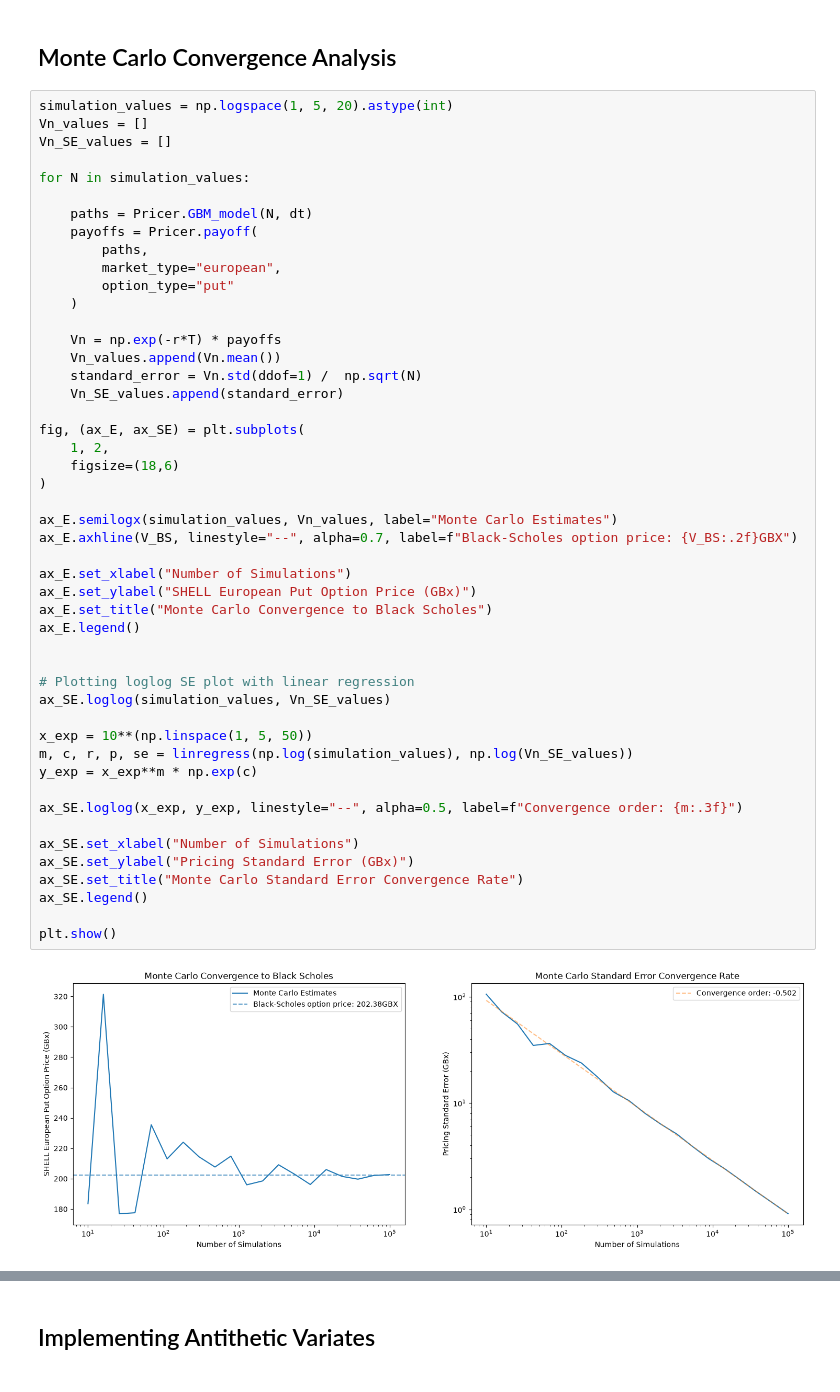
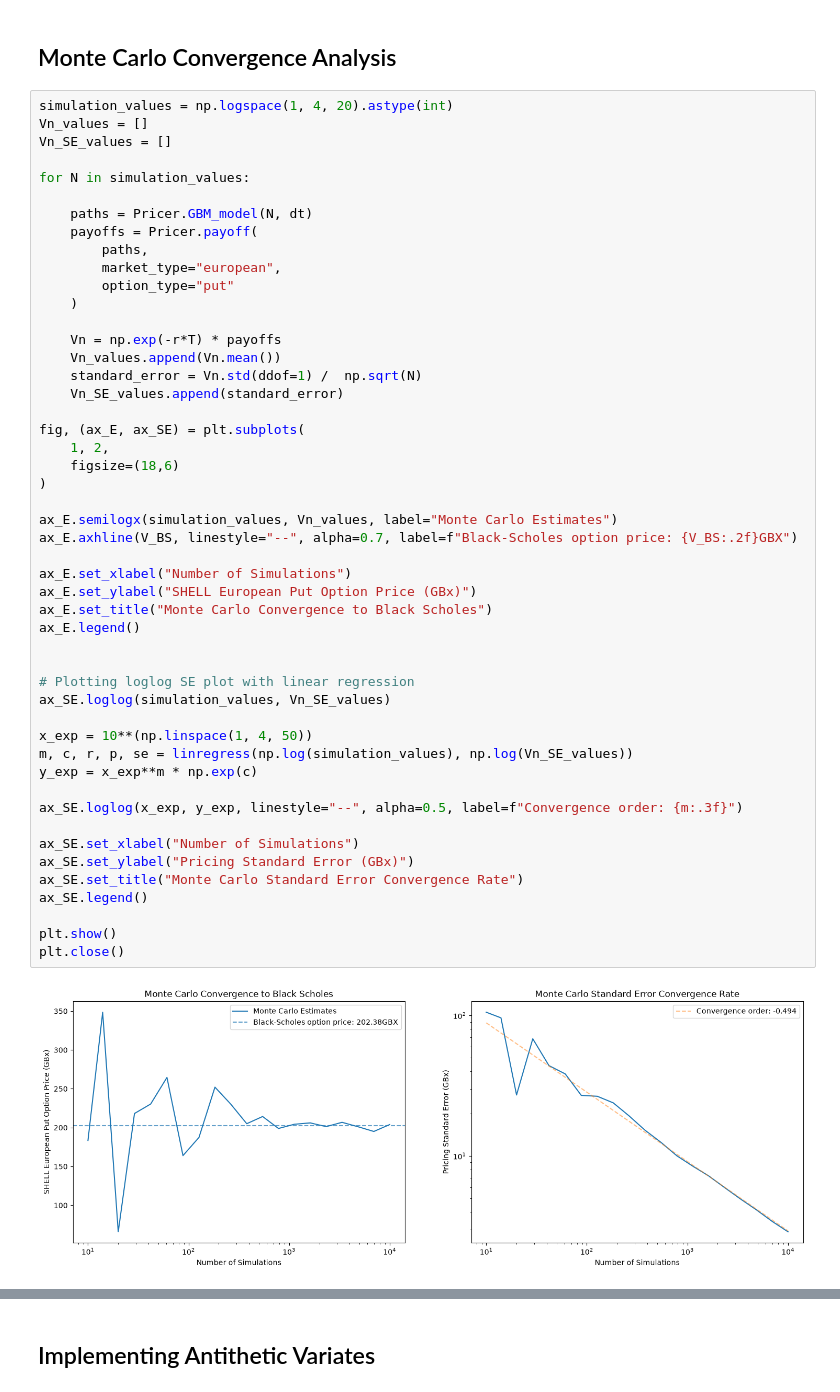
Before and after one commit to george-powell/python-mini-projects, a Jupyter notebook: monteCarloOptionPricing/main.ipynb, the cells around one changed output, grey strips where cells are left out. Drawn from its saved outputs; the diff is of its cells as text.

```diff
--- a/monteCarloOptionPricing/main.ipynb
+++ b/monteCarloOptionPricing/main.ipynb
@@ -99,7 +99,7 @@ The Monte Carlo estimate well aproximates Black-Scholes' algebraic option price,
 # %% [markdown]
 ## Monte Carlo Convergence Analysis
 # %%
-simulation_values = np.logspace(1, 5, 20).astype(int)
+simulation_values = np.logspace(1, 4, 20).astype(int)
 Vn_values = []
 Vn_SE_values = []
 
@@ -119,35 +119,36 @@ for N in simulation_values:
 
 fig, (ax_E, ax_SE) = plt.subplots(
     1, 2,
     figsize=(18,6)
 )
 
 ax_E.semilogx(simulation_values, Vn_values, label="Monte Carlo Estimates")
 ax_E.axhline(V_BS, linestyle="--", alpha=0.7, label=f"Black-Scholes option price: {V_BS:.2f}GBX")
 
 ax_E.set_xlabel("Number of Simulations")
 ax_E.set_ylabel("SHELL European Put Option Price (GBx)")
 ax_E.set_title("Monte Carlo Convergence to Black Scholes")
 ax_E.legend()
 
 
 # Plotting loglog SE plot with linear regression
 ax_SE.loglog(simulation_values, Vn_SE_values)
 
-x_exp = 10**(np.linspace(1, 5, 50))
+x_exp = 10**(np.linspace(1, 4, 50))
 m, c, r, p, se = linregress(np.log(simulation_values), np.log(Vn_SE_values))
 y_exp = x_exp**m * np.exp(c)
 
 ax_SE.loglog(x_exp, y_exp, linestyle="--", alpha=0.5, label=f"Convergence order: {m:.3f}")
 
 ax_SE.set_xlabel("Number of Simulations")
 ax_SE.set_ylabel("Pricing Standard Error (GBx)")
 ax_SE.set_title("Monte Carlo Standard Error Convergence Rate")
 ax_SE.legend()
 
 plt.show()
+plt.close()
 # %% [output]
-[figure, old version]
+[figure, new version]
 # %% [markdown]
 The left plot demonstrates how Monte Carlo option price estimates converge to the Black-Scholes price as the number of simulations N increases. This is fundamental as it means that the Monte Carlo option price is a better estimate as N increases.
 
```
Also changed, not shown: parts of 3 cells of this notebook, 2 other files.
